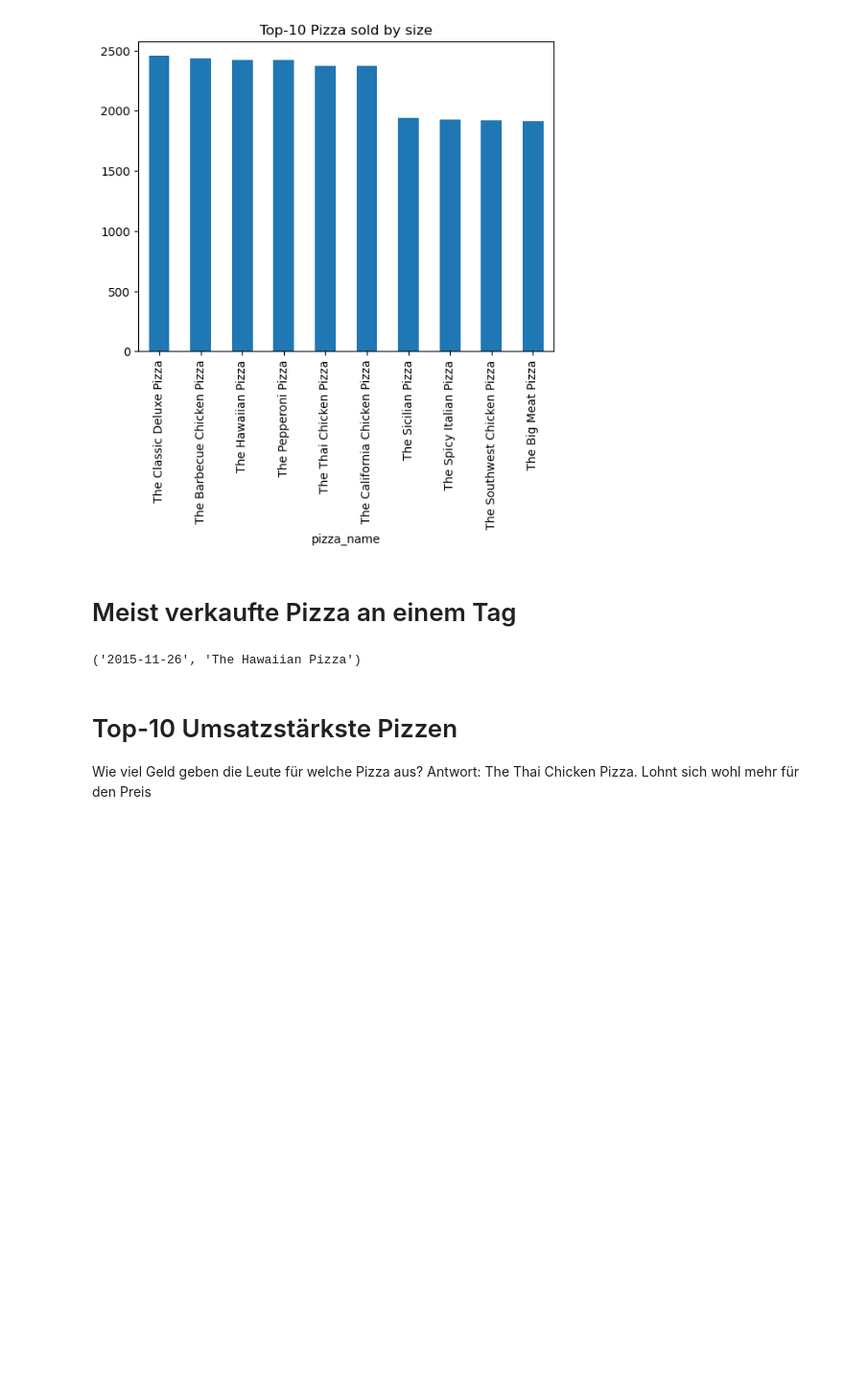
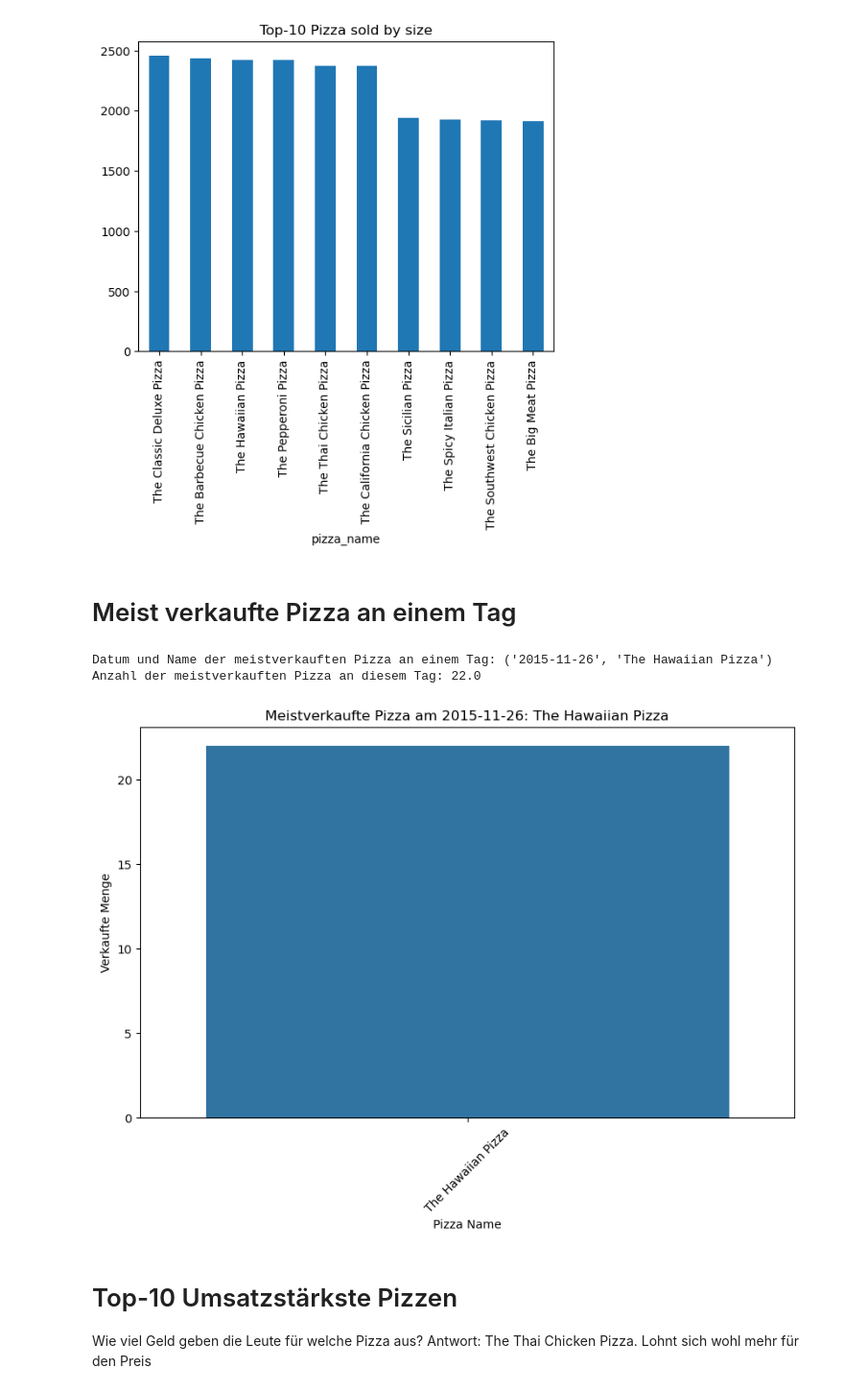
Before and after one commit to dasrinkana/pizza_sales, a Jupyter notebook: pizza.ipynb, the cells around one changed output. Shown at 96% size. Saved outputs shown, nothing was run; the diff lists cells and outputs as text; code cells hidden in the pictures; blank space fills up the shorter version.

```diff
--- a/pizza.ipynb
+++ b/pizza.ipynb
@@ -101,12 +115,26 @@ Name: quantity, dtype: float64
 [figure]
 # %% [markdown]
 # Meist verkaufte Pizza an einem Tag
-# %%
-date = data.groupby(['order_date', 'pizza_name'])['quantity'].sum()
-date_max = date.idxmax()
-print(date_max)
-# %% [output]
-('2015-11-26', 'The Hawaiian Pizza')
+# %%
+date = data.groupby(['order_date', 'pizza_name'])['quantity'].sum()
+date_max = date.idxmax()
+anzahl_date_max = date.max()
+print("Datum und Name der meistverkauften Pizza an einem Tag:", date_max)
+print("Anzahl der meistverkauften Pizza an diesem Tag:", anzahl_date_max)
+
+top_pizza_data = data[(data['order_date'] == date_max[0]) & (data['pizza_name'] == date_max[1])]
+
+plt.figure(figsize=(10, 6))
+sns.barplot(x='pizza_name', y='quantity', data=top_pizza_data, estimator=sum, errorbar=None)
+plt.title(f"Meistverkaufte Pizza am {date_max[0]}: {date_max[1]}")
+plt.xlabel('Pizza Name')
+plt.ylabel('Verkaufte Menge')
+plt.xticks(rotation=45)
+plt.show()
+# %% [output]
+Datum und Name der meistverkauften Pizza an einem Tag: ('2015-11-26', 'The Hawaiian Pizza')
+Anzahl der meistverkauften Pizza an diesem Tag: 22.0
+[figure, added]
 # %% [markdown]
 # Top-10 Umsatzstärkste Pizzen
 Wie viel Geld geben die Leute für welche Pizza aus?
```
Also changed, not shown: parts of 6 cells of this notebook.
